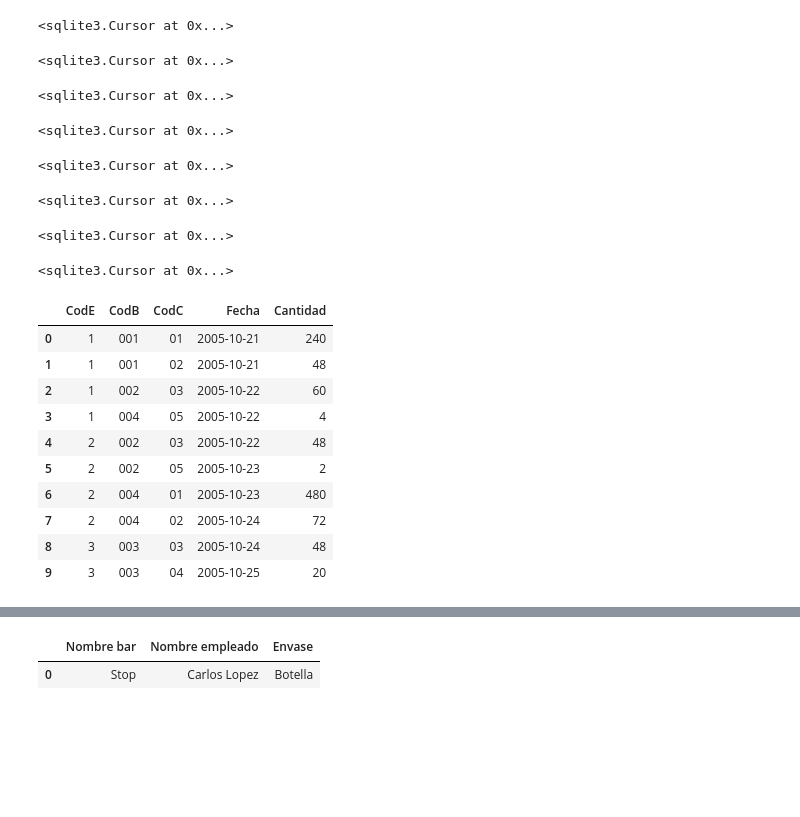
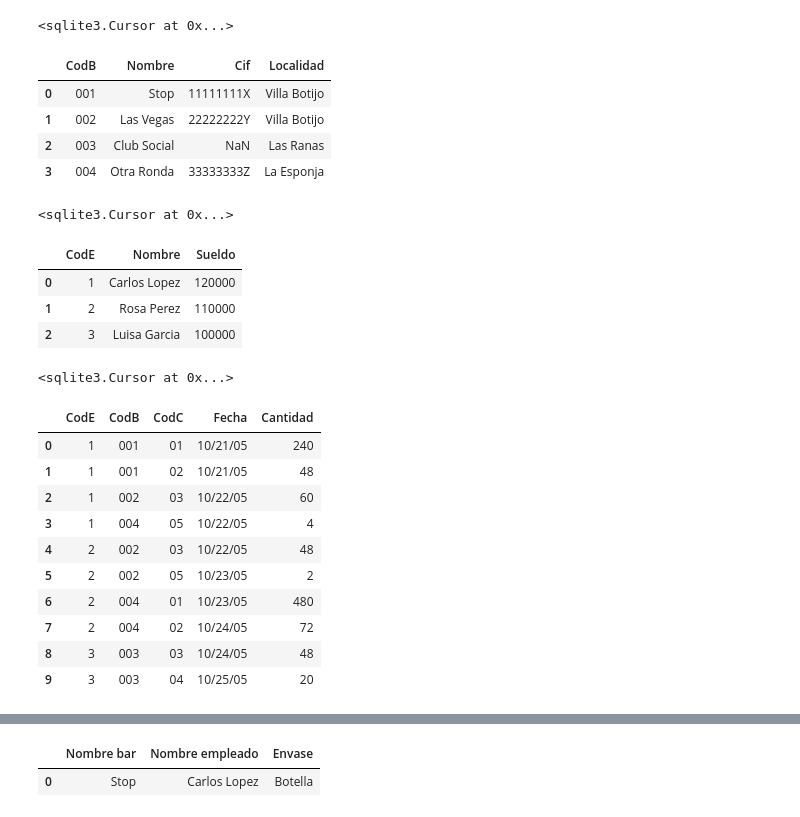
Before and after one commit to jaimeMatea/0926_ds_sql_thebridge, a Jupyter notebook: 0926_ds_sql_thebridge-main/Practica/1-Ejercicios/Cervezas/cervezas - vacío.ipynb, the cells around one changed output, grey strips where cells are left out. Cells and saved outputs as stored; diff of their text form; code cells hidden in the pictures; blank space fills up the shorter version.

```diff
--- a/0926_ds_sql_thebridge-main/Practica/1-Ejercicios/Cervezas/cervezas - vacío.ipynb
+++ b/0926_ds_sql_thebridge-main/Practica/1-Ejercicios/Cervezas/cervezas - vacío.ipynb
@@ -49,11 +79,14 @@ crsr.execute(query)
 # %% [output]
 <sqlite3.Cursor at 0x...>
 # %%
-query = '''
-
+query='''
+    select * from bares;
 '''
-
-crsr.execute(query)
+sql_query(query)
 # %% [output]
-<sqlite3.Cursor at 0x...>
+|  | CodB | Nombre | Cif | Localidad |
+| 0 | 001 | Stop | 11111111X | Villa Botijo |
+| 1 | 002 | Las Vegas | 22222222Y | Villa Botijo |
+| 2 | 003 | Club Social | NaN | Las Ranas |
+| 3 | 004 | Otra Ronda | 33333333Z | La Esponja |
 # %%
@@ -64,10 +100,13 @@ crsr.execute(query)
 # %% [output]
 <sqlite3.Cursor at 0x...>
 # %%
-query = '''
-
+query='''
+    select * from empleados;
 '''
-crsr.execute(query)
+sql_query(query)
 # %% [output]
-<sqlite3.Cursor at 0x...>
+|  | CodE | Nombre | Sueldo |
+| 0 | 1 | Carlos Lopez | 120000 |
+| 1 | 2 | Rosa Perez | 110000 |
+| 2 | 3 | Luisa Garcia | 100000 |
 # %%
@@ -79,40 +129,19 @@ crsr.execute(query)
 # %% [output]
 <sqlite3.Cursor at 0x...>
 # %%
-query = '''
-
+query='''
+    select * from reparto;
 '''
-crsr.execute(query)
+sql_query(query)
 # %% [output]
-<sqlite3.Cursor at 0x...>
+|  | CodE | CodB | CodC | Fecha | Cantidad |
+| 0 | 1 | 001 | 01 | 10/21/05 | 240 |
+| 1 | 1 | 001 | 02 | 10/21/05 | 48 |
+| 2 | 1 | 002 | 03 | 10/22/05 | 60 |
+| 3 | 1 | 004 | 05 | 10/22/05 | 4 |
+| 4 | 2 | 002 | 03 | 10/22/05 | 48 |
+| 5 | 2 | 002 | 05 | 10/23/05 | 2 |
+| 6 | 2 | 004 | 01 | 10/23/05 | 480 |
+| 7 | 2 | 004 | 02 | 10/24/05 | 72 |
+| 8 | 3 | 003 | 03 | 10/24/05 | 48 |
+| 9 | 3 | 003 | 04 | 10/25/05 | 20 |
-# %%
-query = '''
-
-'''
-crsr.execute(query)
-# %% [output]
-<sqlite3.Cursor at 0x...>
-# %%
-query = '''
-
-'''
-crsr.execute(query)
-# %% [output]
-<sqlite3.Cursor at 0x...>
-# %%
-query = '''
-
-'''
-sql_query(query)
-# %% [output]
-|  | CodE | CodB | CodC | Fecha | Cantidad |
-| 0 | 1 | 001 | 01 | 2005-10-21 | 240 |
-| 1 | 1 | 001 | 02 | 2005-10-21 | 48 |
-| 2 | 1 | 002 | 03 | 2005-10-22 | 60 |
-| 3 | 1 | 004 | 05 | 2005-10-22 | 4 |
-| 4 | 2 | 002 | 03 | 2005-10-22 | 48 |
-| 5 | 2 | 002 | 05 | 2005-10-23 | 2 |
-| 6 | 2 | 004 | 01 | 2005-10-23 | 480 |
-| 7 | 2 | 004 | 02 | 2005-10-24 | 72 |
-| 8 | 3 | 003 | 03 | 2005-10-24 | 48 |
-| 9 | 3 | 003 | 04 | 2005-10-25 | 20 |
```
Also changed, not shown: parts of 16 cells of this notebook, 2 other files.
